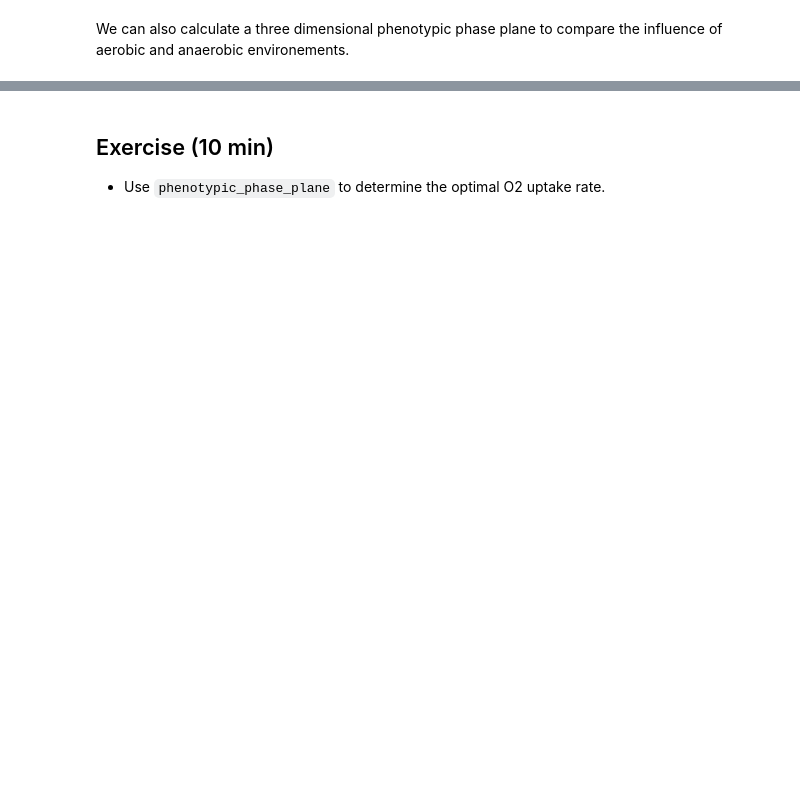
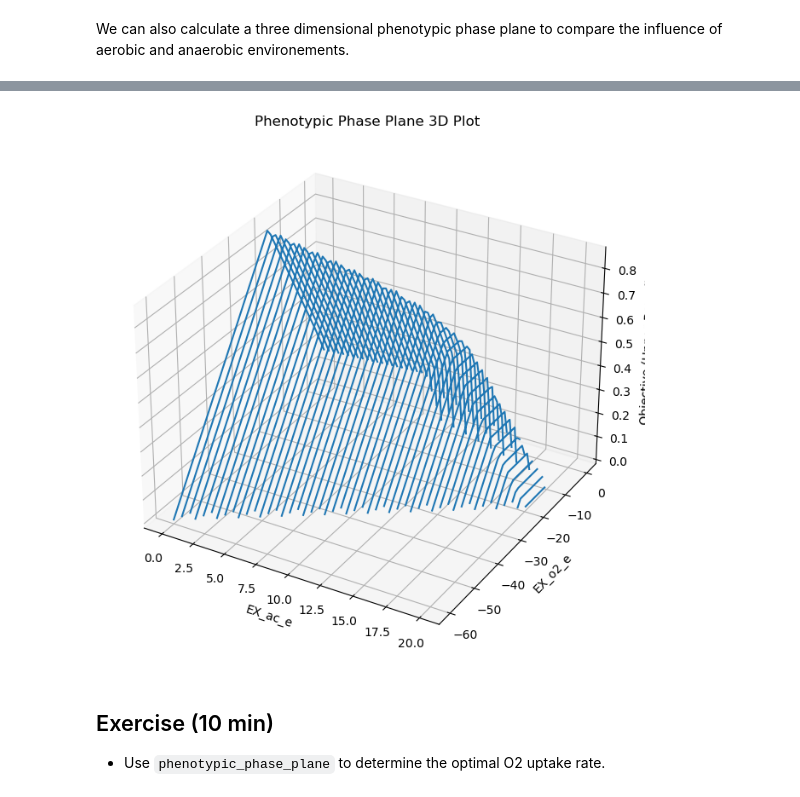
Before and after one commit to NBISweden/workshop_omics_integration, a Jupyter notebook: session_gems/lab/04-Analyzing-metabolic-models.ipynb, the cells around one changed output, grey strips where cells are left out. Cells and saved outputs as stored; diff of their text form; code cells hidden in the pictures; blank space fills up the shorter version.

```diff
--- a/session_gems/lab/04-Analyzing-metabolic-models.ipynb
+++ b/session_gems/lab/04-Analyzing-metabolic-models.ipynb
@@ -112,3 +232,29 @@ result_3D.plot()
+# %%
+
+df_3D = result_3D.data_frame
+
+# Create a 3D plot
+fig = plt.figure(figsize=(10, 8))
+ax = fig.add_subplot(111, projection='3d')
+
+# Plot EX_ac_e (x), EX_o2_e (y), and objective_upper_bound (z)
+ax.plot(df_3D['EX_ac_e'], df_3D['EX_o2_e'], df_3D['objective_upper_bound'], label='Objective Upper Bound')
+
+# Optionally, you could also plot the lower bound:
+# ax.plot(df_3D['EX_ac_e'], df_3D['EX_o2_e'], df_3D['objective_lower_bound'], label='Objective Lower Bound')
+
+# Add labels
+ax.set_xlabel('EX_ac_e')
+ax.set_ylabel('EX_o2_e')
+ax.set_zlabel('Objective (Upper Bound)')
+
+# Set a title
+ax.set_title('Phenotypic Phase Plane 3D Plot')
+
+# Show the plot
+plt.show()
+# %% [output]
+[figure, added]
 # %% [markdown]
 ## Exercise (10 min)
 
```
Also changed, not shown: parts of 17 cells of this notebook, 33 other files.
